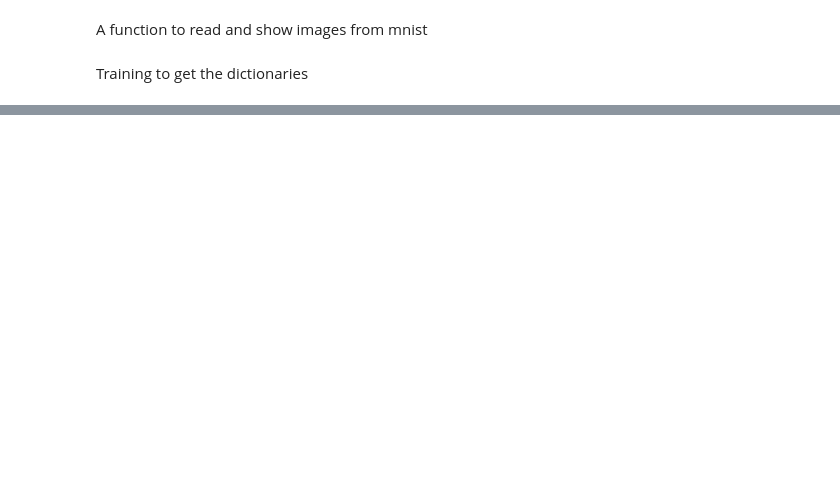
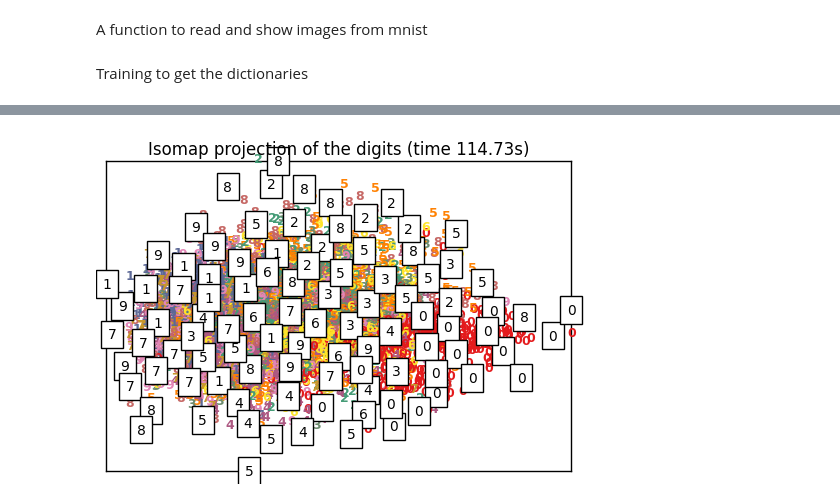
Before and after one commit to anantcs/coms4772, a Jupyter notebook: code/ManifoldLearning.ipynb, the cells around one changed output, grey strips where cells are left out. Saved outputs shown, nothing was run; the diff lists cells and outputs as text; code cells hidden in the pictures; blank space fills up the shorter version.

```diff
--- a/code/ManifoldLearning.ipynb
+++ b/code/ManifoldLearning.ipynb
@@ -121,0 +168,10 @@ MemoryError:
+# %%
+tsne = manifold.TSNE(n_components=2, init='pca', random_state=0)
+t0 = time()
+X_tsne = tsne.fit_transform(U_test)
+# %%
+plot_embedding(X_tsne,
+               Uy_test,"Isomap projection of the digits (time %.2fs)" %
+               (time() - t0))
+# %% [output]
+[figure, added]
```
Also changed, not shown: parts of 6 cells of this notebook.
